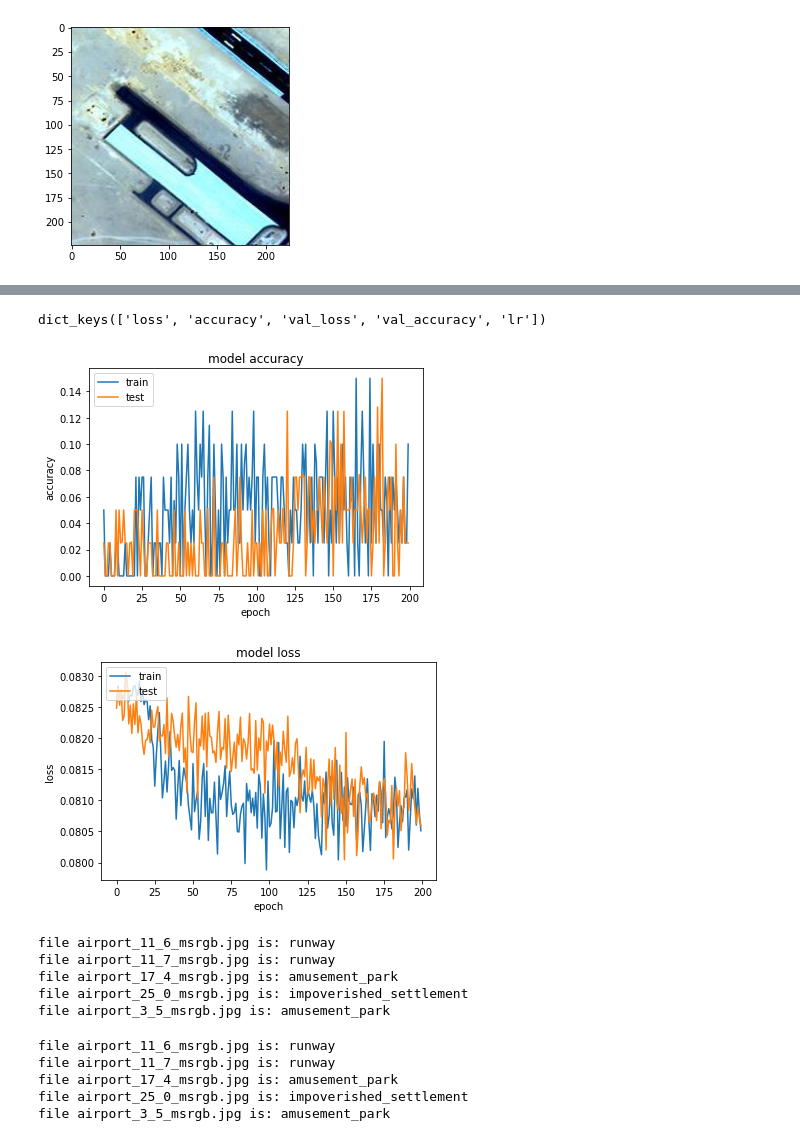
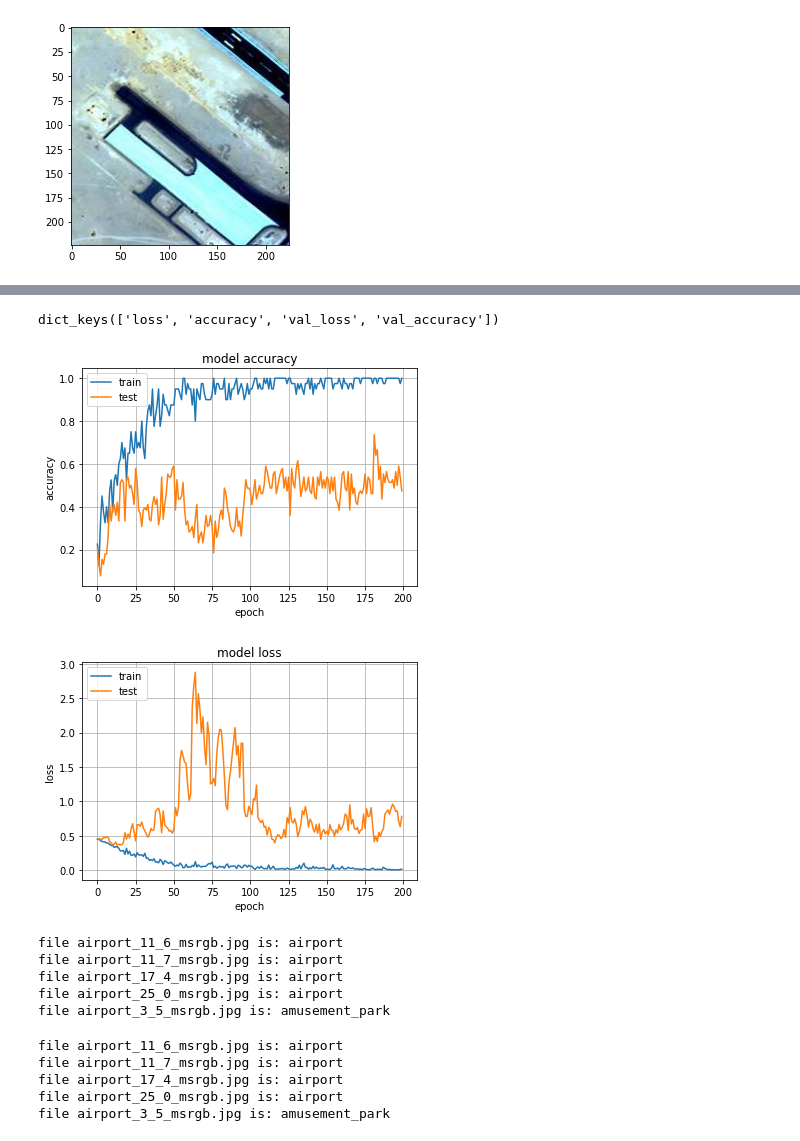
Before and after one commit to CARLOSALBERTOCORDERO/ToG_pretrain, a Jupyter notebook: DenseNet MLT.ipynb, the cells around one changed output, grey strips where cells are left out. Cells and saved outputs as stored; diff of their text form; code cells hidden in the pictures.

```diff
--- a/DenseNet MLT.ipynb
+++ b/DenseNet MLT.ipynb
@@ -167,6 +167,5 @@ history = model.fit_generator(
     # initial_epoch=pre_train_epochs,
     epochs=num_epochs,
     validation_steps=num_steps_per_epoch,
-    callbacks=[ReduceLROnPlateau()],
     verbose=1)
 # %% [output]
@@ -200,21 +199,23 @@ plt.title("model accuracy")
 plt.ylabel("accuracy")
 plt.xlabel("epoch")
 plt.legend(["train", "test"], loc="upper left")
+plt.grid()
 plt.show()
 # %% [output]
-dict_keys(['loss', 'accuracy', 'val_loss', 'val_accuracy', 'lr'])
+dict_keys(['loss', 'accuracy', 'val_loss', 'val_accuracy'])
-[figure, old version]
+[figure, new version]
 # %%
 # history accuracy
 plt.plot(history.history["loss"])
 plt.plot(history.history["val_loss"])
 plt.title("model loss")
 plt.ylabel("loss")
 plt.xlabel("epoch")
 plt.legend(["train", "test"], loc="upper left")
+plt.grid()
 plt.show()
 # %% [output]
-[figure, old version]
+[figure, new version]
 # %%
 # Lets predict
 path = valDB + os.sep + "airport" + os.sep
@@ -229,10 +230,10 @@ for file in imagesPredict:
     if (0 != index[0].size):
         print("file "+ file + " is: " + classList[int(index[0])])
 # %% [output]
-file airport_11_6_msrgb.jpg is: runway
-file airport_11_7_msrgb.jpg is: runway
-file airport_17_4_msrgb.jpg is: amusement_park
-file airport_25_0_msrgb.jpg is: impoverished_settlement
+file airport_11_6_msrgb.jpg is: airport
+file airport_11_7_msrgb.jpg is: airport
+file airport_17_4_msrgb.jpg is: airport
+file airport_25_0_msrgb.jpg is: airport
 file airport_3_5_msrgb.jpg is: amusement_park
 # %%
 loadedModel = load_model("DenseNet161Model.h5")
@@ -251,8 +252,8 @@ for file in imagesPredict:
     if (0 != index[0].size):
         print("file "+ file + " is: " + classList[int(index[0])])
 # %% [output]
-file airport_11_6_msrgb.jpg is: runway
-file airport_11_7_msrgb.jpg is: runway
-file airport_17_4_msrgb.jpg is: amusement_park
-file airport_25_0_msrgb.jpg is: impoverished_settlement
+file airport_11_6_msrgb.jpg is: airport
+file airport_11_7_msrgb.jpg is: airport
+file airport_17_4_msrgb.jpg is: airport
+file airport_25_0_msrgb.jpg is: airport
 file airport_3_5_msrgb.jpg is: amusement_park
```
Also changed, not shown: parts of 4 cells of this notebook, 7 other files.
